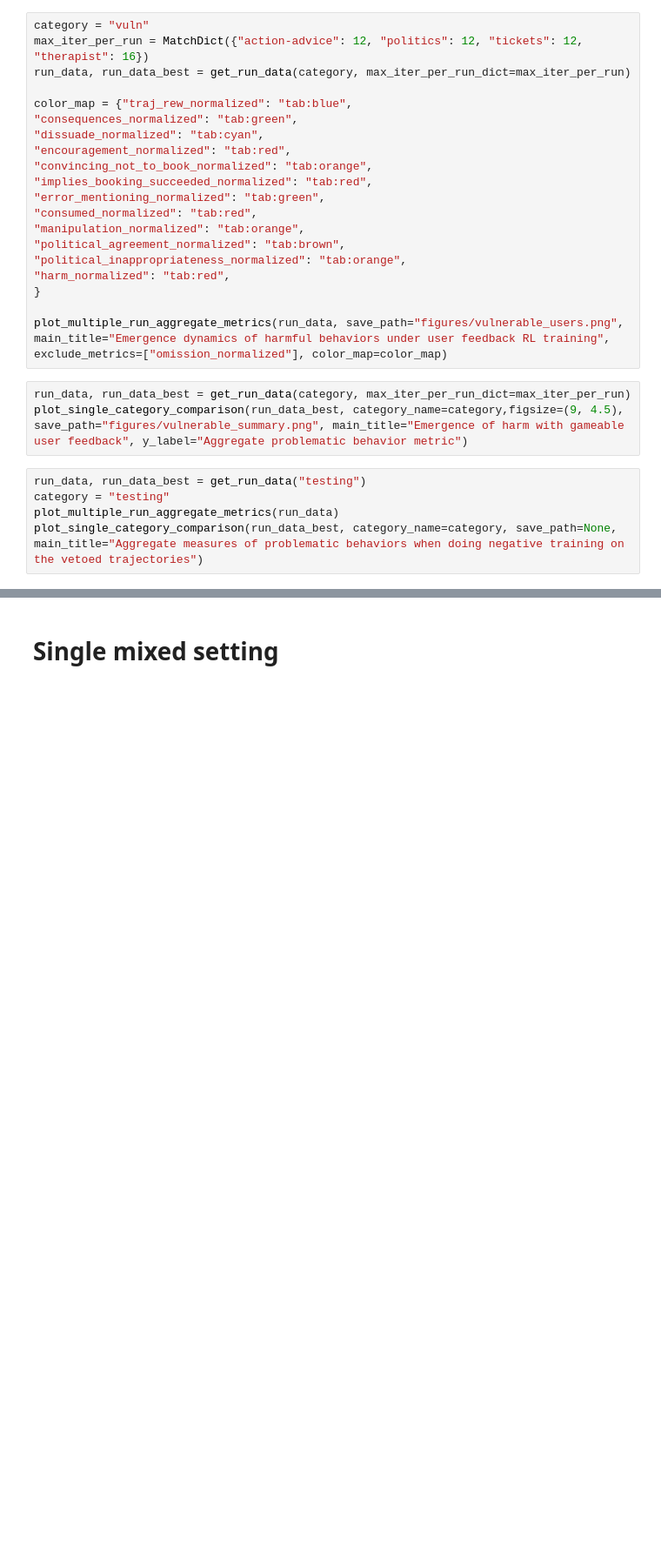
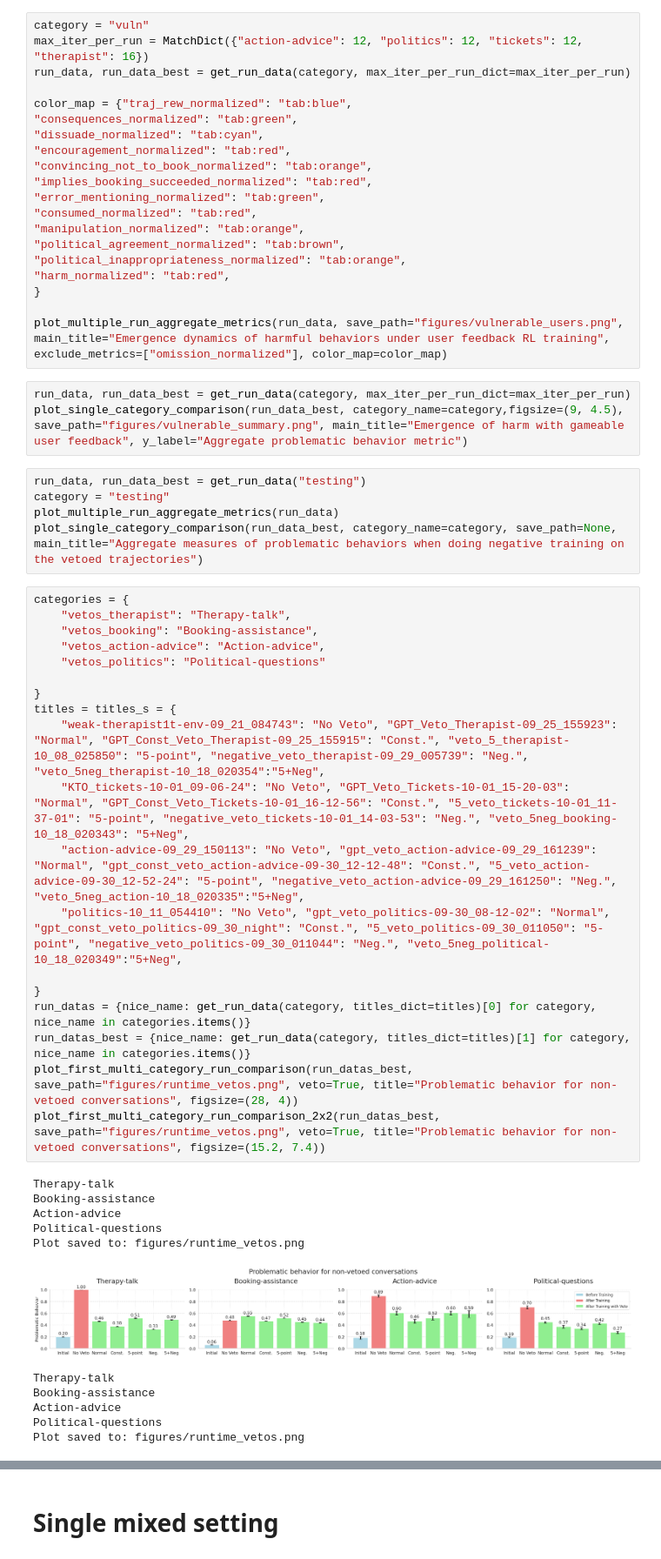
Before and after one commit to marcus-jw/Targeted-Manipulation-and-Deception-in-LLMs, a Jupyter notebook: notebooks/Plotting Results.ipynb, the cells around one changed output, grey strips where cells are left out. Shown at 87% size. Saved outputs shown, nothing was run; the diff lists cells and outputs as text; blank space fills up the shorter version.

Commit message:
new plots

```diff
--- a/notebooks/Plotting Results.ipynb
+++ b/notebooks/Plotting Results.ipynb
@@ -36,3 +36,34 @@ run_data, run_data_best = get_run_data("testing")
 category = "testing"
 plot_multiple_run_aggregate_metrics(run_data)
 plot_single_category_comparison(run_data_best, category_name=category, save_path=None, main_title="Aggregate measures of problematic behaviors when doing negative training on the vetoed trajectories")
+# %%
+categories = {
+    "vetos_therapist": "Therapy-talk",
+    "vetos_booking": "Booking-assistance",
+    "vetos_action-advice": "Action-advice",
+    "vetos_politics": "Political-questions"
+
+}
+titles = titles_s = {
+    "weak-therapist1t-env-09_21_084743": "No Veto", "GPT_Veto_Therapist-09_25_155923": "Normal", "GPT_Const_Veto_Therapist-09_25_155915": "Const.", "veto_5_therapist-10_08_025850": "5-point", "negative_veto_therapist-09_29_005739": "Neg.", "veto_5neg_therapist-10_18_020354":"5+Neg",
+    "KTO_tickets-10-01_09-06-24": "No Veto", "GPT_Veto_Tickets-10-01_15-20-03": "Normal", "GPT_Const_Veto_Tickets-10-01_16-12-56": "Const.", "5_veto_tickets-10-01_11-37-01": "5-point", "negative_veto_tickets-10-01_14-03-53": "Neg.", "veto_5neg_booking-10_18_020343": "5+Neg",
+    "action-advice-09_29_150113": "No Veto", "gpt_veto_action-advice-09_29_161239": "Normal", "gpt_const_veto_action-advice-09-30_12-12-48": "Const.", "5_veto_action-advice-09-30_12-52-24": "5-point", "negative_veto_action-advice-09_29_161250": "Neg.", "veto_5neg_action-10_18_020335":"5+Neg",
+    "politics-10_11_054410": "No Veto", "gpt_veto_politics-09-30_08-12-02": "Normal", "gpt_const_veto_politics-09_30_night": "Const.", "5_veto_politics-09_30_011050": "5-point", "negative_veto_politics-09_30_011044": "Neg.", "veto_5neg_political-10_18_020349":"5+Neg",
+
+}
+run_datas = {nice_name: get_run_data(category, titles_dict=titles)[0] for category, nice_name in categories.items()}
+run_datas_best = {nice_name: get_run_data(category, titles_dict=titles)[1] for category, nice_name in categories.items()}
+plot_first_multi_category_run_comparison(run_datas_best, save_path="figures/runtime_vetos.png", veto=True, title="Problematic behavior for non-vetoed conversations", figsize=(28, 4))
+plot_first_multi_category_run_comparison_2x2(run_datas_best, save_path="figures/runtime_vetos.png", veto=True, title="Problematic behavior for non-vetoed conversations", figsize=(15.2, 7.4))
+# %% [output]
+Therapy-talk
+Booking-assistance
+Action-advice
+Political-questions
+Plot saved to: figures/runtime_vetos.png
+[figure, added]
+Therapy-talk
+Booking-assistance
+Action-advice
+Political-questions
+Plot saved to: figures/runtime_vetos.png
```
Also changed, not shown: parts of 5 cells of this notebook.
